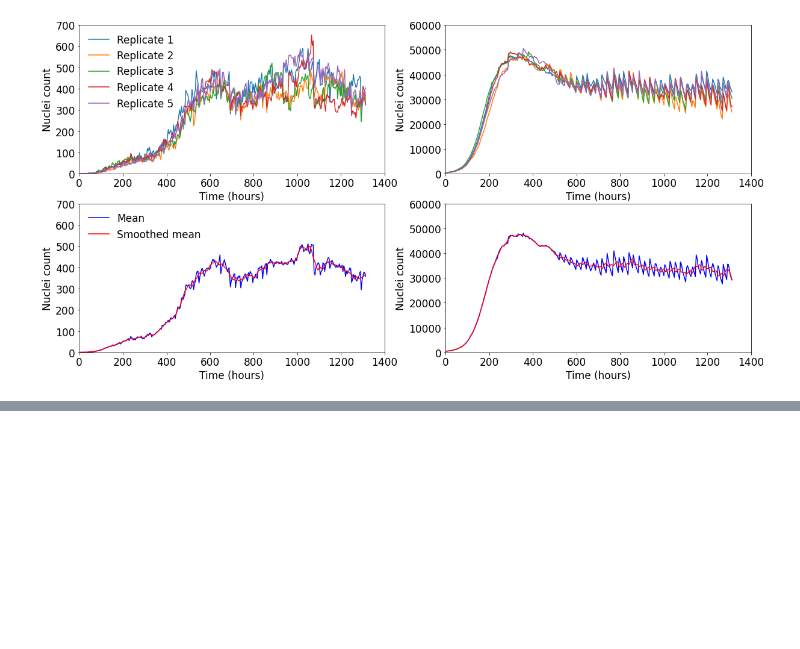
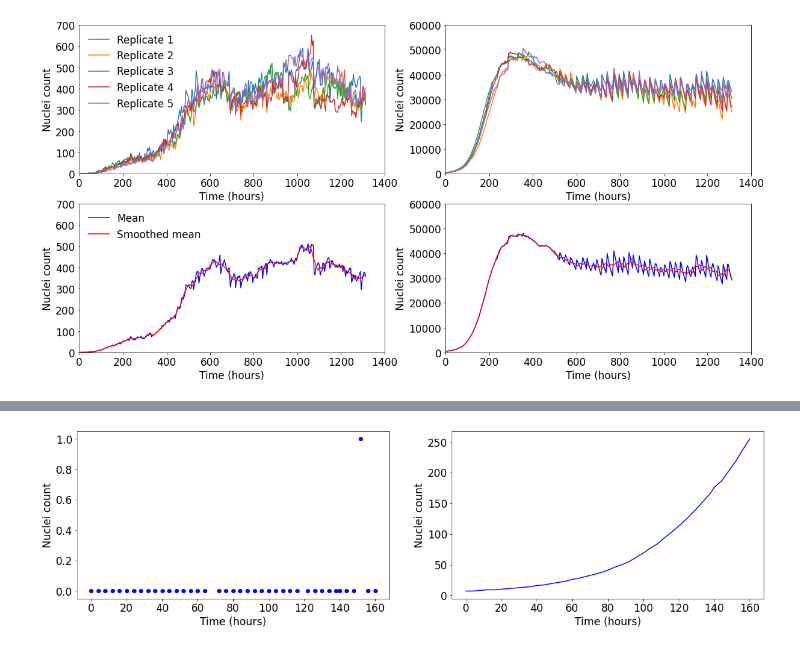
Before and after one commit to Ernesto-Lima/GiantABM, a Jupyter notebook: data.ipynb, the cells around one changed output, grey strips where cells are left out. Cells and saved outputs as stored; diff of their text form; code cells hidden in the pictures; blank space fills up the shorter version.

```diff
--- a/data.ipynb
+++ b/data.ipynb
@@ -49,0 +69,18 @@ plt.show()
+# %%
+cropped_giant = np.stack([giant_mreg[0][0:40],giant_mreg[1][0:40]])
+cropped_small = np.stack([small_mreg[0][0:40],small_mreg[1][0:40]])
+fig, axes = plt.subplots(1,2, figsize=(20,5))
+ax1 = axes[0]
+ax1.plot(cropped_giant[0], cropped_giant[1],'o',color='blue')
+#ax1.set_xlim((0,160))
+ax1.set_xlabel('Time (hours)')
+ax1.set_ylabel('Nuclei count');
+ax2 = axes[1]
+#ax2.plot(model_data.T[0], model_data.T[3]+model_data.T[4]+model_data.T[5]+model_data.T[6],'-',color='red')
+ax2.plot(cropped_small[0], cropped_small[1],'-',color='blue')
+#ax2.set_xlim((0,160))
+ax2.set_xlabel('Time (hours)')
+ax2.set_ylabel('Nuclei count');
+plt.show()
+# %% [output]
+[figure, added]
```
Also changed, not shown: parts of 3 cells of this notebook, 5 other files.
